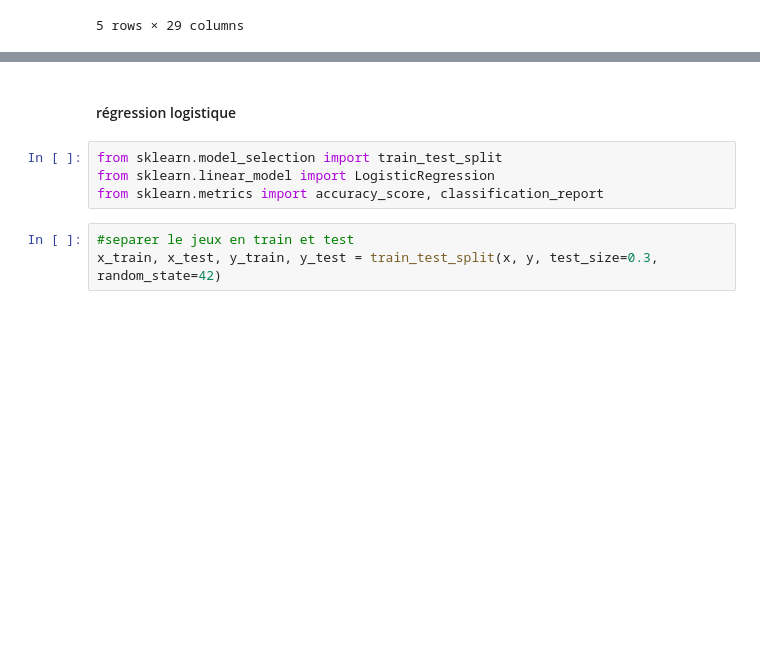
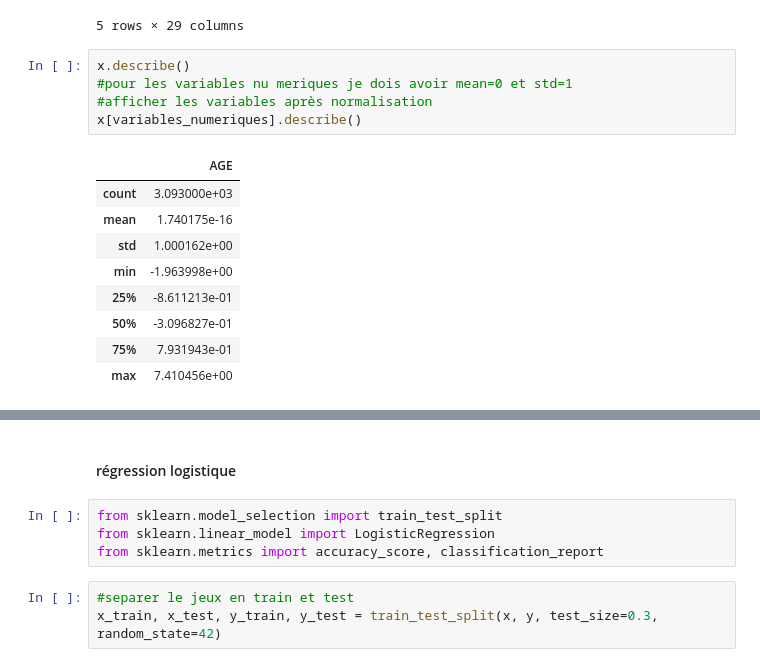
Before and after one commit to Abdourahmane2/mon_stage_senegal, a Jupyter notebook: code/ML/DIORES.ipynb, the cells around one changed output, grey strips where cells are left out. Drawn from its saved outputs; the diff is of its cells as text; blank space fills up the shorter version.

```diff
--- a/code/ML/DIORES.ipynb
+++ b/code/ML/DIORES.ipynb
@@ -215,3 +215,18 @@ x.head()
 | 375993 | 0.793194 | 0 | 0 | 0 | 0 | ... |
 | 375999 | 2.447510 | 0 | 0 | 0 | 1 | ... |
 5 rows × 29 columns
+# %%
+x.describe()
+#pour les variables nu meriques je dois avoir mean=0 et std=1
+#afficher les variables après normalisation
+x[variables_numeriques].describe()
+# %% [output]
+|  | AGE |
+| count | 3.093000e+03 |
+| mean | 1.740175e-16 |
+| std | 1.000162e+00 |
+| min | -1.963998e+00 |
+| 25% | -8.611213e-01 |
+| 50% | -3.096827e-01 |
+| 75% | 7.931943e-01 |
+| max | 7.410456e+00 |
```
Also changed, not shown: parts of 2 cells of this notebook, 13 other files.
